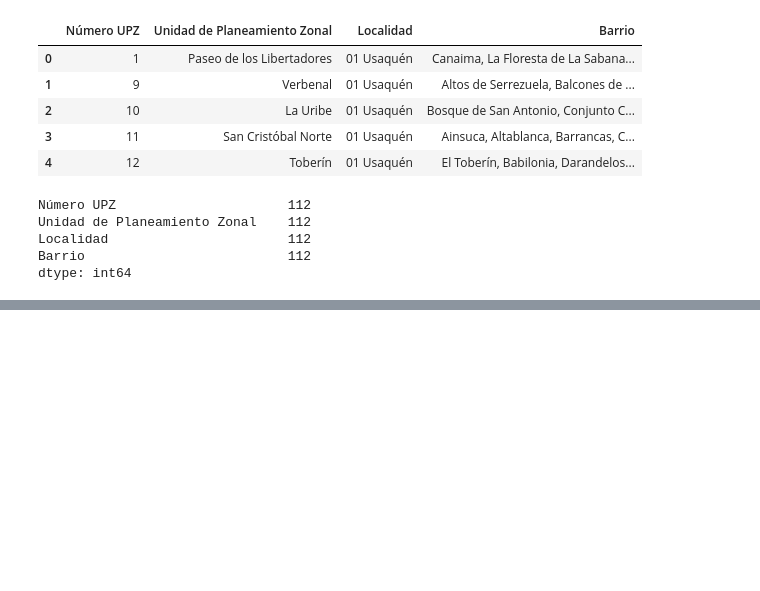
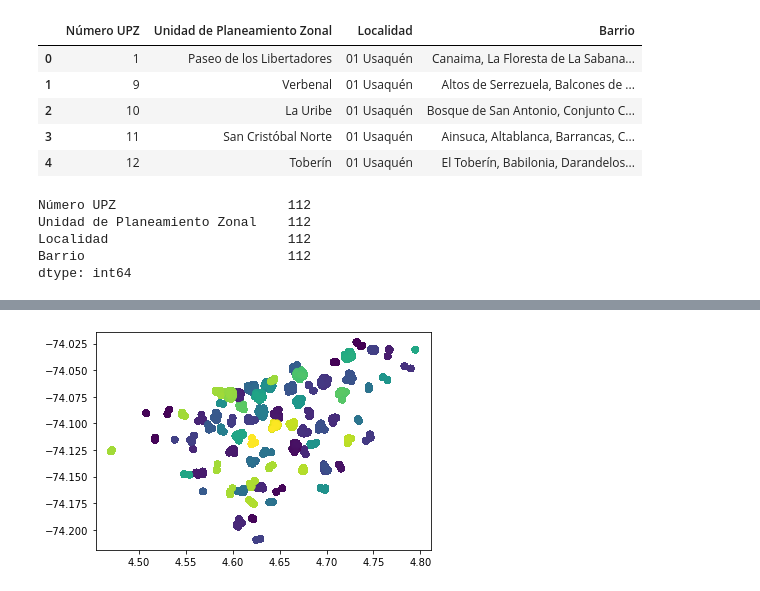
Before and after one commit to johhanrz/Coursera_Capstone, a Jupyter notebook: Neighborhoods in Bogota/Bogota_gym_centers.ipynb, the cells around one changed output, grey strips where cells are left out. Cells and saved outputs as stored; diff of their text form; code cells hidden in the pictures; blank space fills up the shorter version.

Commit message:
final bogota gym

```diff
--- a/Neighborhoods in Bogota/Bogota_gym_centers.ipynb
+++ b/Neighborhoods in Bogota/Bogota_gym_centers.ipynb
@@ -29,0 +179,20 @@ dtype: int64
+# %%
+from folium import plugins
+
+latitude=4.61
+longitude=-74.082
+
+bogota_map = folium.Map(location = [latitude, longitude], zoom_start = 12)
+
+densidad = plugins.MarkerCluster().add_to(bogota_map)
+
+# loop through the dataframe and add each data point to the mark cluster
+for lat, lng, label, in zip(barrios_bta['Latitude'], barrios_bta['Longitude'], barrios_bta['densidad_urbana']):
+    label = folium.Popup(label, parse_html=True)
+    folium.Marker(
+        location=[lat, lng],
+        icon=None,
+        popup=label, ).add_to(densidad)
+
+# display map
+bogota_map
@@ -29,0 +242,6 @@ dtype: int64
+# %%
+CLIENT_ID = '221UOJEXKIZIABDH4RXEHDNZRCFAYDQ5HPNLNVRYLIOBZCET' # your Foursquare ID
+CLIENT_SECRET = 'HDN0FQR15IWDWOEAJONDWHN4R1NLJUP1UV1HPX4VTGNOVMLE'
+ACCESS_TOKEN = '1TZ452KREVRR3VIIBVSSDVAYAMIZOSRUCNF34TKAD03NAXTH'# your Foursquare Secret
+VERSION = '20180605' # Foursquare API version
+LIMIT = 100
@@ -29,0 +288,5 @@ dtype: int64
+# %%
+bogota_venues = getNearbyVenues(names=barrios_bta['nombre_upz'],
+                                   latitudes=barrios_bta['Latitude'],
+                                   longitudes=barrios_bta['Longitude']
+                                  )
@@ -29,0 +333,3 @@ dtype: int64
+# %%
+bogota_venues_sca= bogota_venues[['Venue Latitude','Venue Longitude','Venue Category']]
+bogota_venues_sca.head()
@@ -29,0 +343,8 @@ dtype: int64
+# %%
+import matplotlib.pyplot as plt
+t = np.arange(1058)
+for y in zip(bogota_venues_sca['Venue Category'].unique()):
+
+ plt.scatter(bogota_venues_sca['Venue Latitude'],bogota_venues_sca['Venue Longitude'],label=y,c=t)
+# %% [output]
+[figure, added]
```
Also changed, not shown: parts of 33 cells of this notebook.
